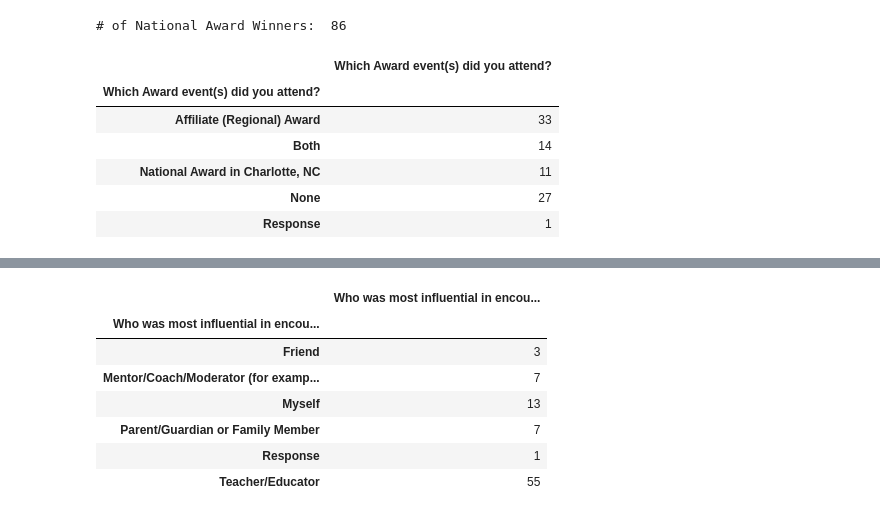
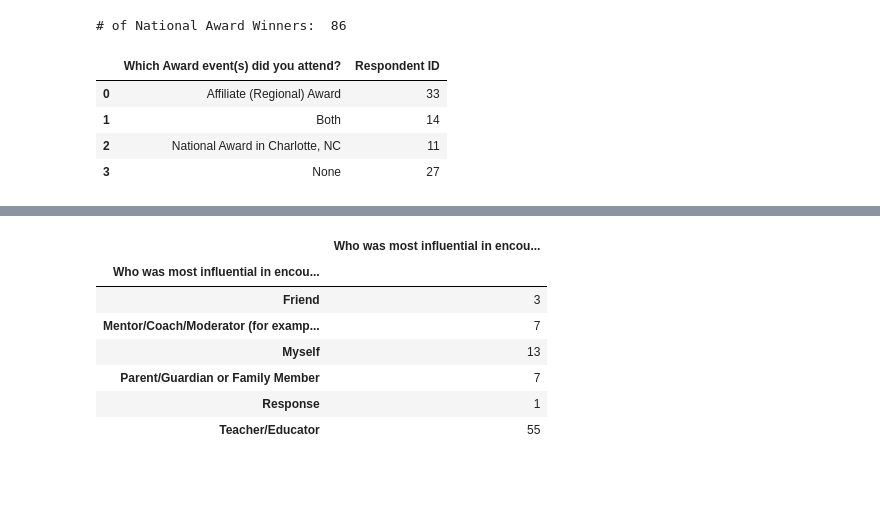
Before and after one commit to hannahweber/INFO3401-Final-Project, a Jupyter notebook: Breakdown by Award Recipients.ipynb, the cells around one changed output, grey strips where cells are left out. Saved outputs shown, nothing was run; the diff lists cells and outputs as text; code cells hidden in the pictures; blank space fills up the shorter version.

```diff
--- a/Breakdown by Award Recipients.ipynb
+++ b/Breakdown by Award Recipients.ipynb
@@ -34,14 +55,13 @@ print("# of National Award Winners: ", len(naw))
 # %%
 # Which award event they attended
 df_gb = naw.groupby("Which Award event(s) did you attend?")
-agg_d = {'Which Award event(s) did you attend?' : 'count'}
+agg_d = {'Respondent ID' : 'count'}
 df_agg = df_gb.agg(agg_d)
+df_agg = df_agg.drop('Response').reset_index()
 df_agg
 # %% [output]
-|  | Which Award event(s) did you attend? |
-| Which Award event(s) did you attend? |  |
-| Affiliate (Regional) Award | 33 |
-| Both | 14 |
-| National Award in Charlotte, NC | 11 |
-| None | 27 |
-| Response | 1 |
+|  | Which Award event(s) did you attend? | Respondent ID |
+| 0 | Affiliate (Regional) Award | 33 |
+| 1 | Both | 14 |
+| 2 | National Award in Charlotte, NC | 11 |
+| 3 | None | 27 |
```
Also changed, not shown: parts of 8 cells of this notebook, 5 other files.
